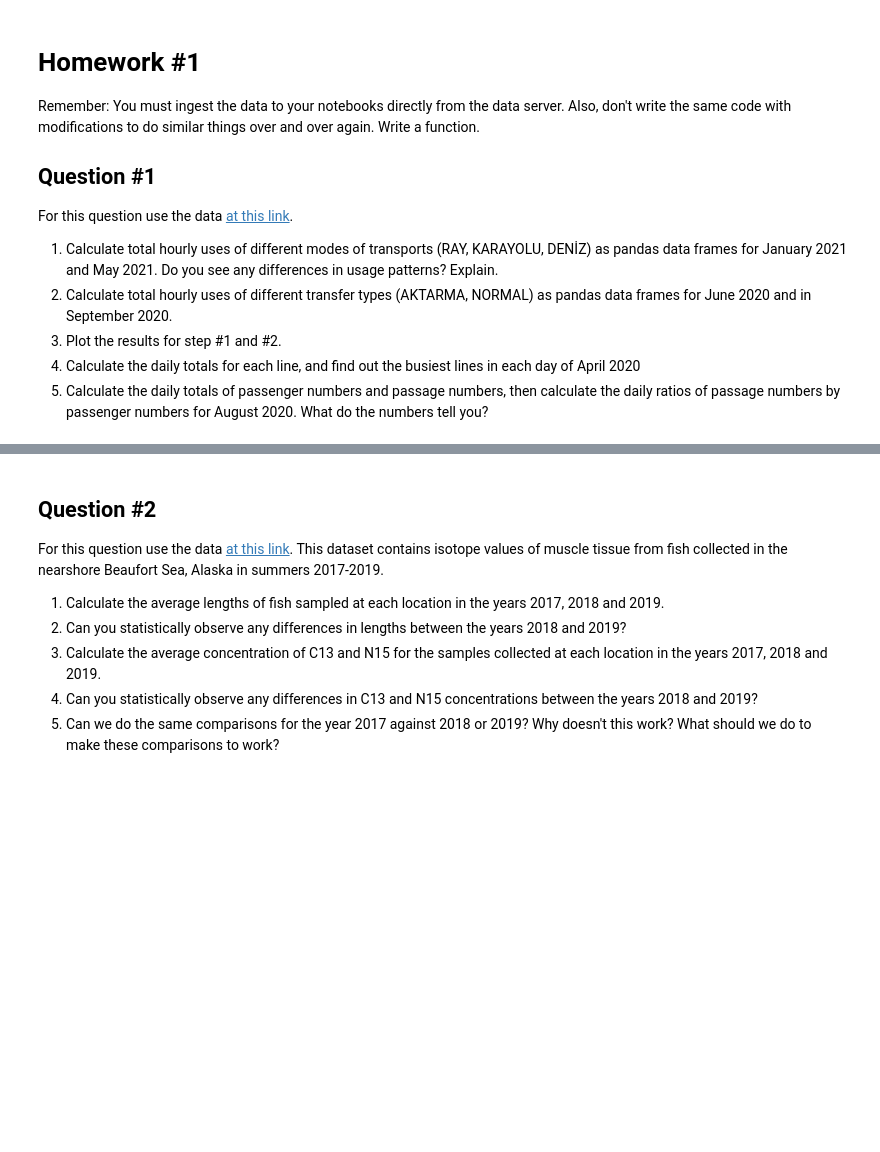
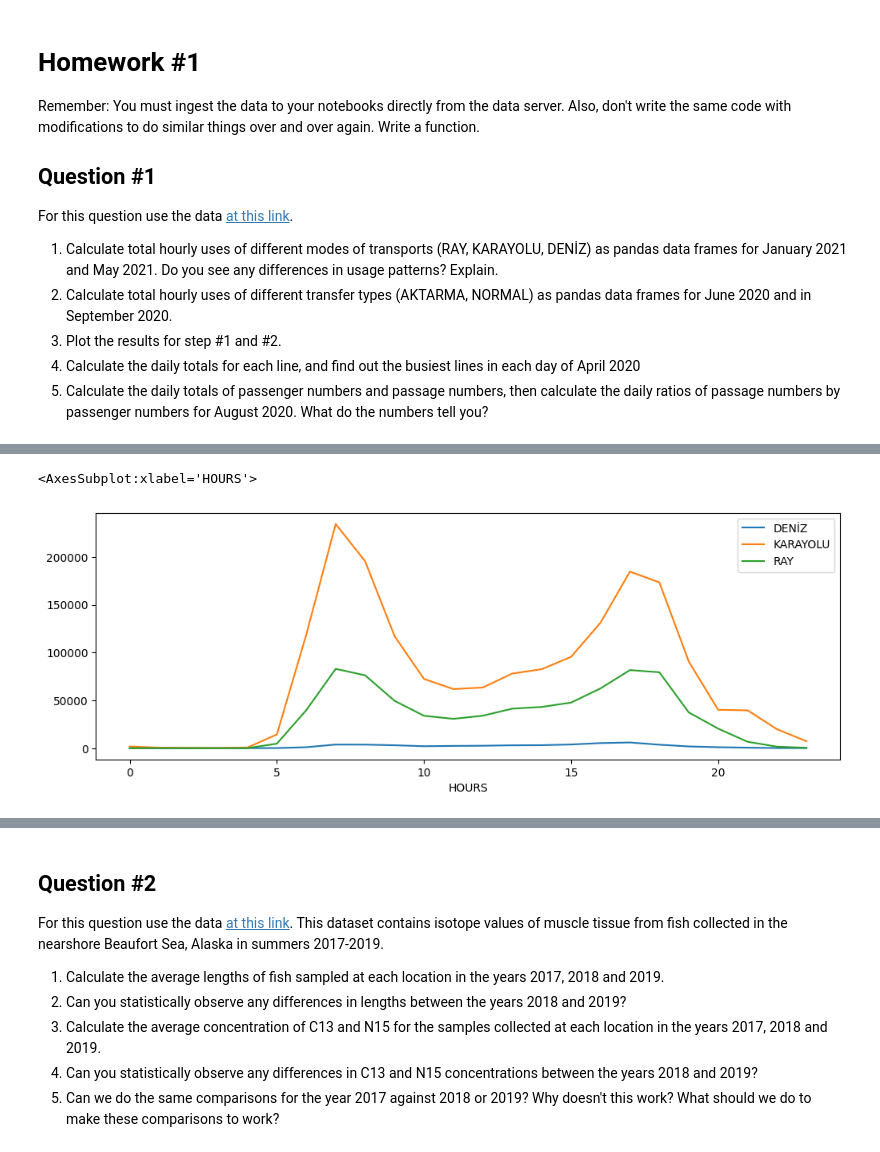
Before and after one commit to kaygun/2022-Fall-381E, a Jupyter notebook: HW1.ipynb, the cells around one changed output, grey strips where cells are left out. Cells and saved outputs as stored; diff of their text form; code cells hidden in the pictures; blank space fills up the shorter version.

```diff
--- a/HW1.ipynb
+++ b/HW1.ipynb
@@ -14,0 +48,6 @@ For this question use the data [at this link](https://data.ibb.gov.tr/dataset/ho
+# %%
+may21 = hourlyUse('May 21','TRANSPORT_TYPE_DESC')
+may21.plot(figsize=(12,4))
+# %% [output]
+<AxesSubplot:xlabel='HOURS'>
+[figure, added]
```
Also changed, not shown: parts of 18 cells of this notebook.
